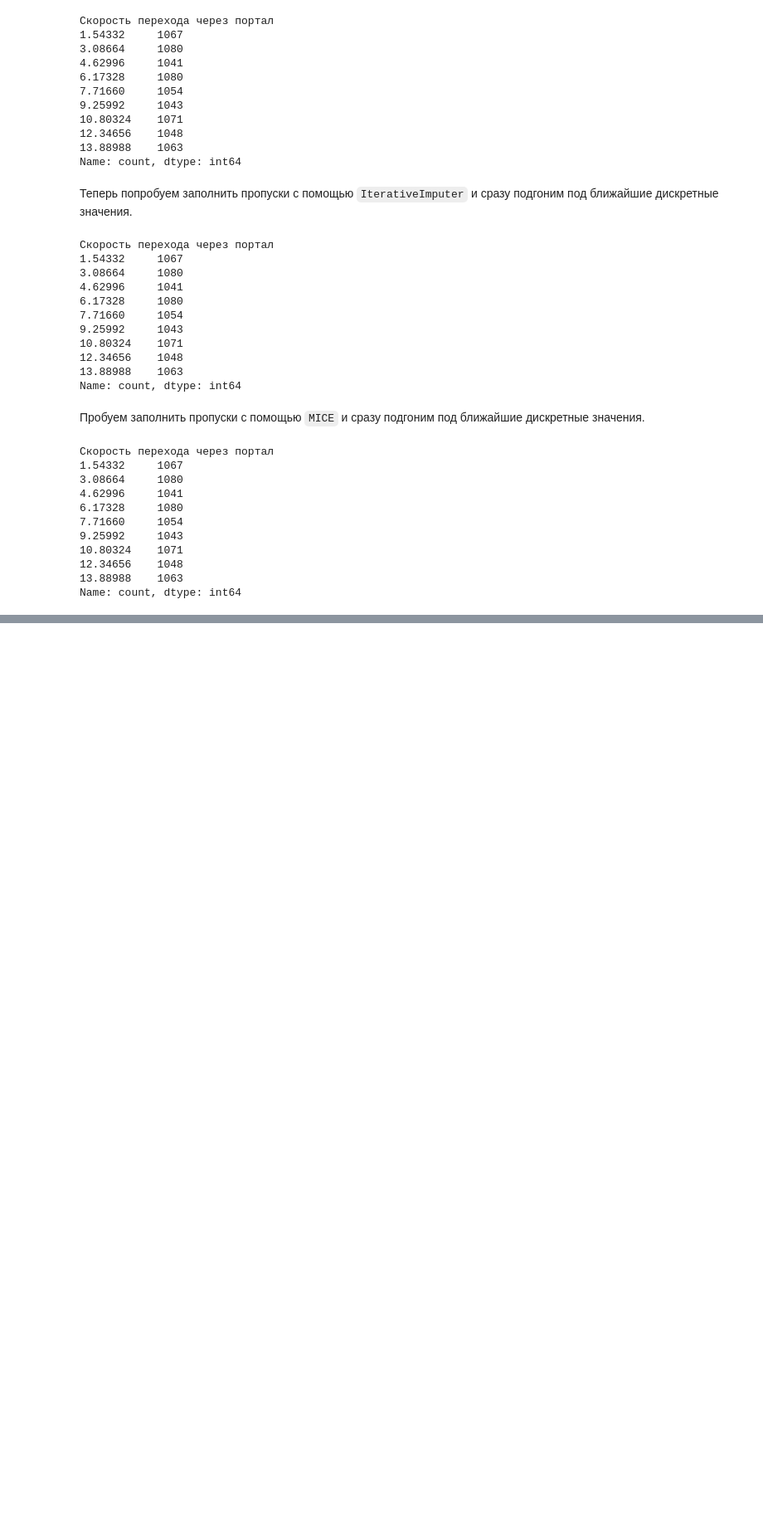
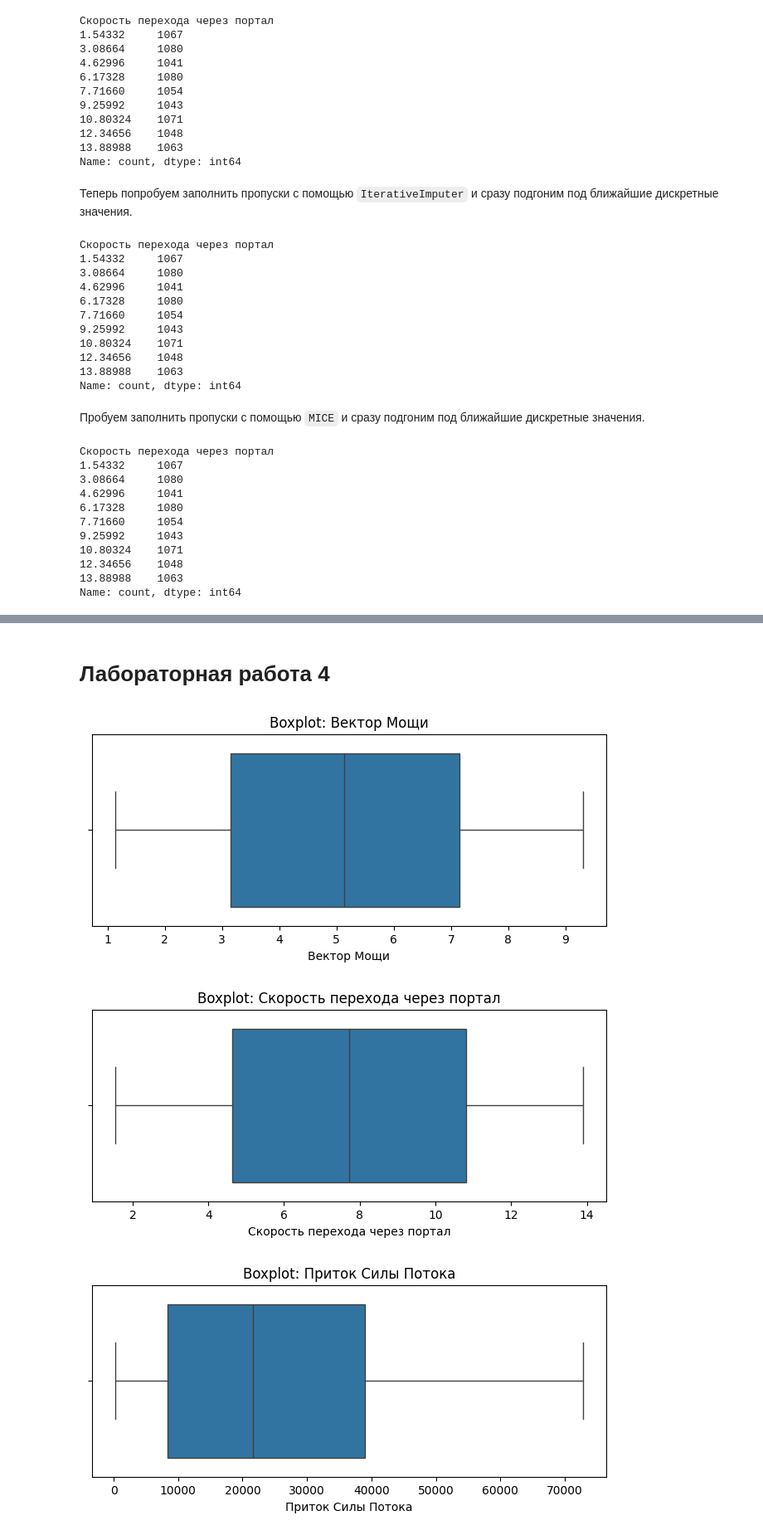
Before and after one commit to Vaiforo/practi5, a Jupyter notebook: labworks.ipynb, the cells around one changed output, grey strips where cells are left out. Shown at 83% size. Cells and saved outputs as stored; diff of their text form; code cells hidden in the pictures; blank space fills up the shorter version.

```diff
--- a/labworks.ipynb
+++ b/labworks.ipynb
@@ -1050,0 +1007,14 @@ Name: count, dtype: int64
+# %%
+col = "Скорость перехода через портал"
+
+missing_mask_test = X_test[col].isna()
+
+
+X_test[num_cols] = iter_imputer.transform(X_test[num_cols])
+
+X_test.loc[missing_mask_test, col] = (
+    X_test.loc[missing_mask_test, col]
+    .apply(lambda x: nearest_level(x, speed_levels))
+)
+
+X_test["Скорость перехода через портал"].value_counts().sort_index()
@@ -1050,0 +1033,2 @@ Name: count, dtype: int64
+# %%
+X_train = X_train_IterativeImputer.copy()
@@ -1050,0 +1055,2 @@ Name: count, dtype: int64
+# %% [markdown]
+# Лабораторная работа 4
@@ -1050,0 +1060,14 @@ Name: count, dtype: int64
+# %%
+num_cols = X_train.select_dtypes(include=[np.number]).columns.tolist()
+
+X_num = X_train[num_cols].copy()
+# %%
+for col in num_cols:
+    plt.figure(figsize=(8, 3))
+    sns.boxplot(x=X_num[col])
+    plt.title(f"Boxplot: {col}")
+    plt.show()
+# %% [output]
+[figure, added]
+[figure, added]
+[figure, added]
```
Also changed, not shown: parts of 43 cells of this notebook, 1 other file.
